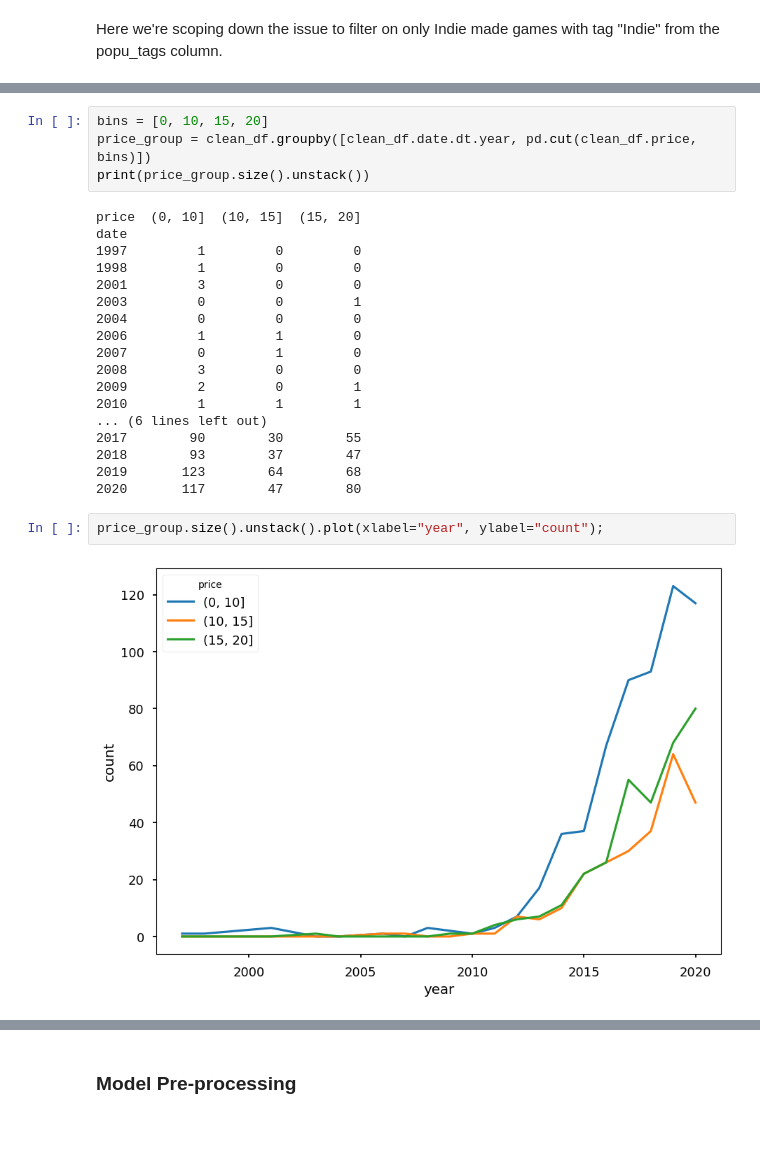
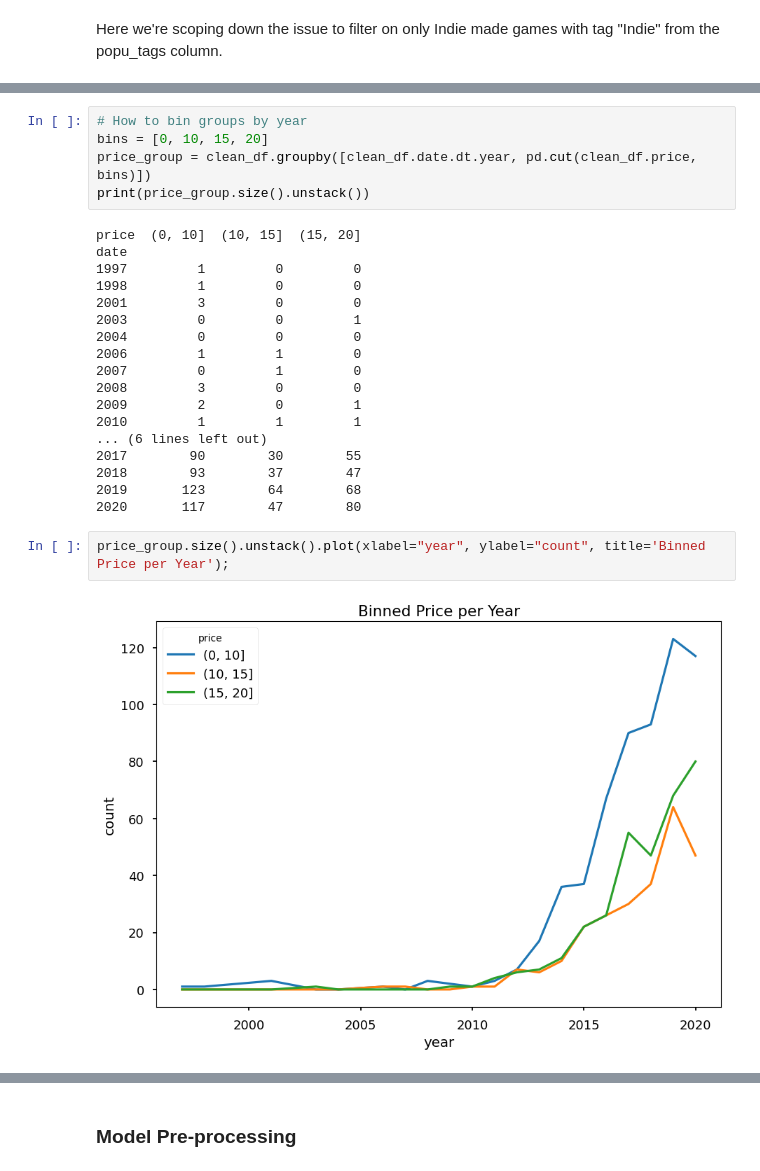
Before and after one commit to hypothetical-lemon/COMP4448, a Jupyter notebook: final_project.ipynb, the cells around one changed output, grey strips where cells are left out. Saved outputs shown, nothing was run; the diff lists cells and outputs as text; blank space fills up the shorter version.

```diff
--- a/final_project.ipynb
+++ b/final_project.ipynb
@@ -474,6 +474,7 @@ clean_df.head(1)
 |  | date | developer | publisher | full_desc | popu_tags | name | categories | id | price | ... |
 | 0 | 2018-11-16 | Innersloth | Innersloth | {'sort': 'game', 'desc': 'About T... | [Multiplayer, Online, Space, Soci... | Among Us | [Online PvPLAN, PvPOnline Co-opLA... | 945360 | 4.99 | ... |
 # %%
+# How to bin groups by year
 bins = [0, 10, 15, 20]
 price_group = clean_df.groupby([clean_df.date.dt.year, pd.cut(clean_df.price, bins)])
 print(price_group.size().unstack())
@@ -496,7 +497,7 @@ date
 2019       123        64        68
 2020       117        47        80
 # %%
-price_group.size().unstack().plot(xlabel="year", ylabel="count");
+price_group.size().unstack().plot(xlabel="year", ylabel="count", title='Binned Price per Year');
 # %% [output]
-[figure, old version]
+[figure, new version]
 # %%
```
Also changed, not shown: parts of 4 cells of this notebook.
